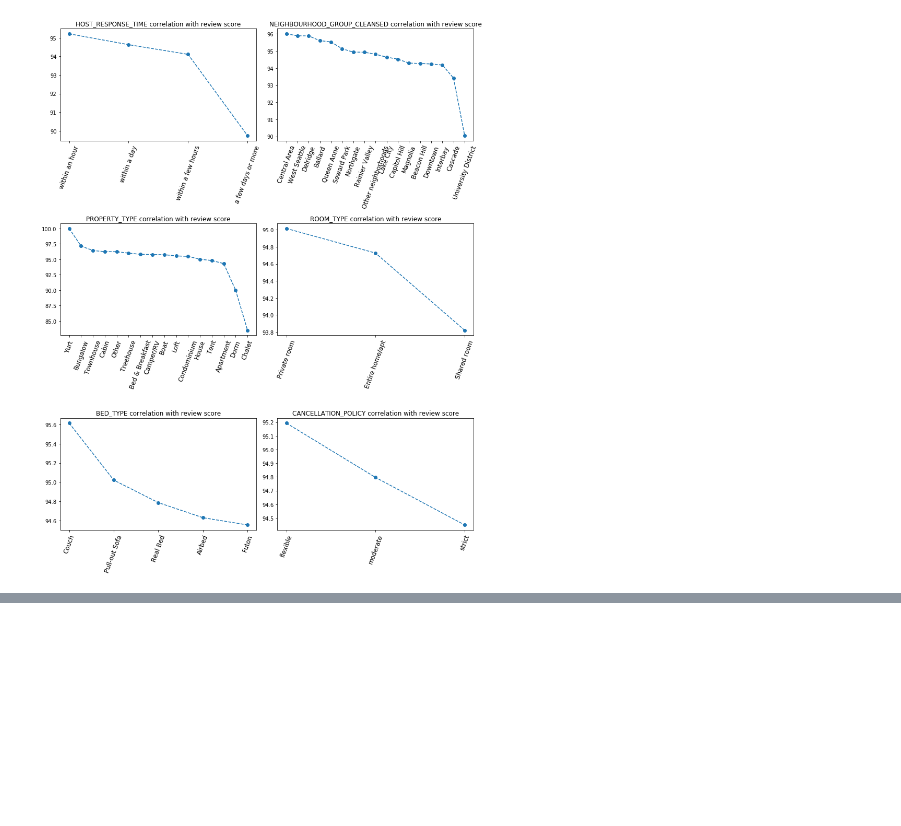
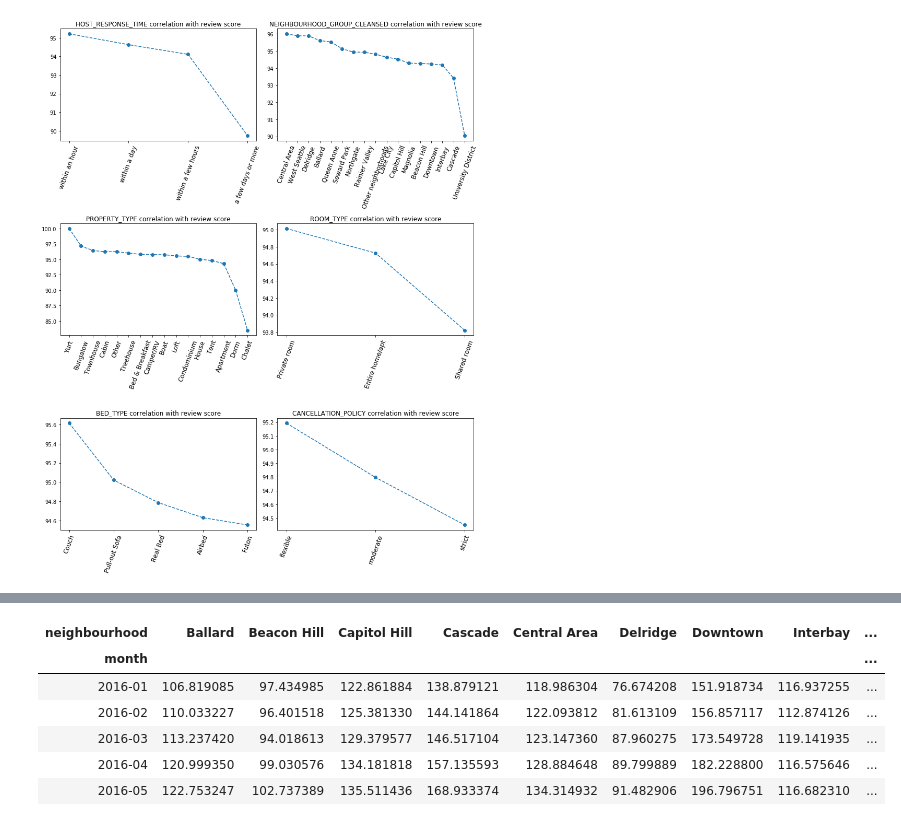
Before and after one commit to BambooPalace/UdacityDataScienceNanoDegree, a Jupyter notebook: Airbnb Dataset Analysis.ipynb, the cells around one changed output, grey strips where cells are left out. Saved outputs shown, nothing was run; the diff lists cells and outputs as text; code cells hidden in the pictures; blank space fills up the shorter version.

```diff
--- a/Airbnb Dataset Analysis.ipynb
+++ b/Airbnb Dataset Analysis.ipynb
@@ -818,0 +814,17 @@ plot.title('Seattle ')
+# %%
+# let's get back to the calender data, and some processing is also needed.
+# add month feature from date column
+calender['month']=calender.date.str.split('-').apply(lambda x: '-'.join(x[:2]))
+calender_month=calender.groupby(['neighbourhood','month']).price.mean().reset_index()
+
+#create pivot table to analyse price by month and neighbourhood
+calender_pivot=calender_month.pivot(index='month', columns='neighbourhood',values='price').filter(like='2016',axis=0)
+calender_pivot.head()
+# %% [output]
+| neighbourhood | Ballard | Beacon Hill | Capitol Hill | Cascade | Central Area | Delridge | Downtown | Interbay | ... |
+| month |  |  |  |  |  |  |  |  | ... |
+| 2016-01 | 106.819085 | 97.434985 | 122.861884 | 138.879121 | 118.986304 | 76.674208 | 151.918734 | 116.937255 | ... |
+| 2016-02 | 110.033227 | 96.401518 | 125.381330 | 144.141864 | 122.093812 | 81.613109 | 156.857117 | 112.874126 | ... |
+| 2016-03 | 113.237420 | 94.018613 | 129.379577 | 146.517104 | 123.147360 | 87.960275 | 173.549728 | 119.141935 | ... |
+| 2016-04 | 120.999350 | 99.030576 | 134.181818 | 157.135593 | 128.884648 | 89.799889 | 182.228800 | 116.575646 | ... |
+| 2016-05 | 122.753247 | 102.737389 | 135.511436 | 168.933374 | 134.314932 | 91.482906 | 196.796751 | 116.682310 | ... |
```
Also changed, not shown: parts of 34 cells of this notebook, 5 other files.
